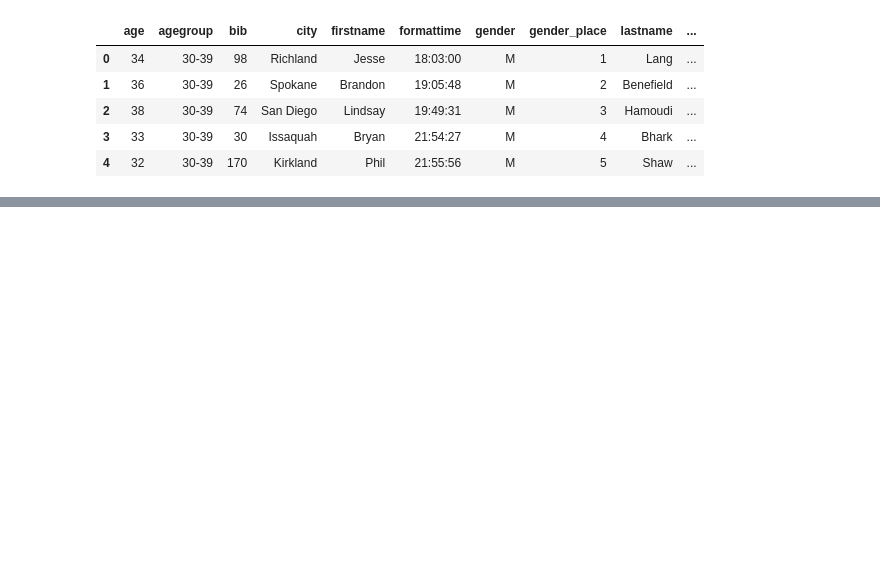
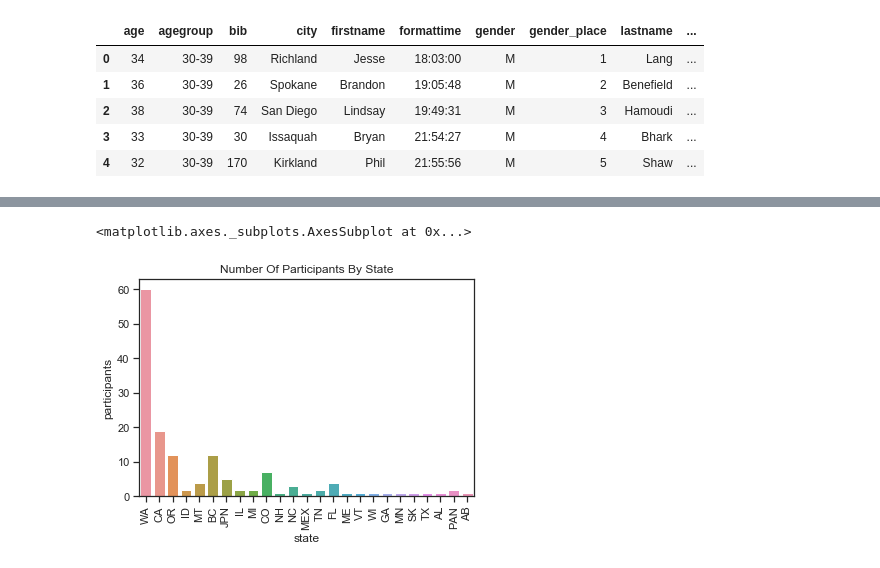
Before and after one commit to joshmyersdean/ultrasignup-analysis, a Jupyter notebook: scrape.ipynb, the cells around one changed output, grey strips where cells are left out. Cells and saved outputs as stored; diff of their text form; code cells hidden in the pictures; blank space fills up the shorter version.

```diff
--- a/scrape.ipynb
+++ b/scrape.ipynb
@@ -9,11 +10,13 @@ import matplotlib.pyplot as plt
 # %%
 ''' TODO actually make this into a list'''
-url_list = 'http://ultrasignup.com/service/events.svc/results/51691/json?_search=false'
-
+url = 'http://ultrasignup.com/service/events.svc/results/51691/json?_search=false'
+# grab the data
 page = requests.get(url)
 soup = BeautifulSoup(page.text, 'lxml')
 results = page.json()
-df = pd.DataFrame.from_dict(results)
+
+# create df from JSON
+df = pd.DataFrame.from_records(results)
 # %%
 irrelevant = ['age_rank','photo_count','prior_count','race_count', 'drilldown','time', 'status'] # do not need these
 for col in df.columns:
@@ -69,0 +84,7 @@ plt.plot()
+# %%
+plt.xticks(rotation=90)
+plt.title('Number Of Participants By State')
+sns.barplot(x='state', y='participants',data=part_df)
+# %% [output]
+<matplotlib.axes._subplots.AxesSubplot at 0x...>
+[figure, added]
```
Also changed, not shown: parts of 6 cells of this notebook.
